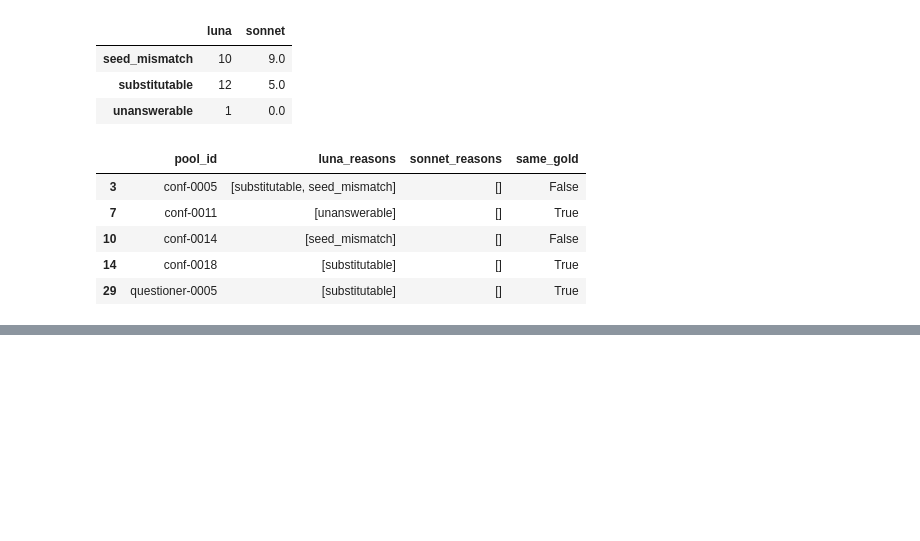
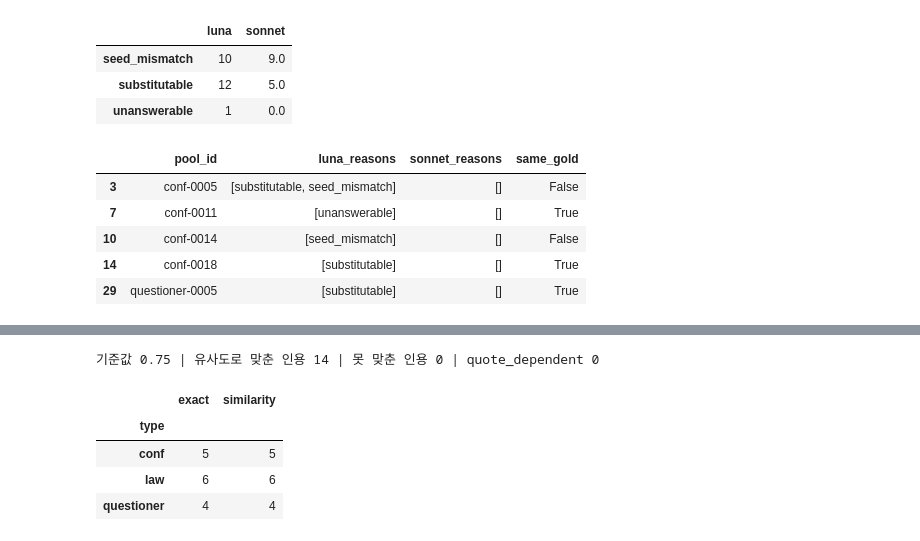
Before and after one commit to buzziru/meet-rag, a Jupyter notebook: notebooks/08_01_파일럿.ipynb, the cells around one changed output, grey strips where cells are left out. Cells and saved outputs as stored; diff of their text form; code cells hidden in the pictures; blank space fills up the shorter version.

```diff
--- a/notebooks/08_01_파일럿.ipynb
+++ b/notebooks/08_01_파일럿.ipynb
@@ -512,0 +560,12 @@ cmp[cmp["luna"] != cmp["sonnet"]][["pool_id", "luna_reasons", "sonnet_reasons",
+# %%
+rng = random.Random(cfg.seed)
+good = [(row["pool_id"], s["quote"]) for _, row in ok.iterrows() for el in row["rec"]["elements"]
+        for s in el["support"] if s["doc_id"] and quoted(s["quote"], context(s["doc_id"]))]
+neg = []
+for pid, q in rng.sample(good, N_NEG):
+    same_type = [p for p in ok["pool_id"] if p != pid and p.split("-")[0] == pid.split("-")[0]]
+    other = ok.set_index("pool_id").loc[rng.choice(same_type), "rec"]
+    ctx = " ".join(context(d) for d in other["pool_doc_ids"][:3])
+    neg.append(similarity(q, ctx))
+neg = pd.Series(neg)
+neg.describe(percentiles=[0.5, 0.9]).round(2)
@@ -512,0 +581,21 @@ cmp[cmp["luna"] != cmp["sonnet"]][["pool_id", "luna_reasons", "sonnet_reasons",
+# %%
+RATIO = M.check.quote_min_ratio
+sim = []
+for _, row in ok.iterrows():
+    rec = row["rec"]
+    _, v = verdicts(rec, rec["elements"], json.loads(rec["response"])["answerable"], RATIO)
+    sim.append({"pool_id": row["pool_id"], "type": row["type"], "exact": row["passed_new"],
+                "similarity": v["passed"], "fixed": v["fixed_quotes"],
+                "dropped": v["dropped_quotes"], "reasons": v["reasons"]})
+sim = pd.DataFrame(sim)
+n_dep = sim["reasons"].apply(lambda r: "quote_dependent" in r).sum()
+print("기준값", RATIO, "| 유사도로 맞춘 인용", sim["fixed"].sum(),
+      "| 못 맞춘 인용", sim["dropped"].sum(), "| quote_dependent", n_dep)
+sim.groupby("type")[["exact", "similarity"]].sum()
+# %% [output]
+기준값 0.75 | 유사도로 맞춘 인용 14 | 못 맞춘 인용 0 | quote_dependent 0
+|  | exact | similarity |
+| type |  |  |
+| conf | 5 | 5 |
+| law | 6 | 6 |
+| questioner | 4 | 4 |
```
Also changed, not shown: parts of 8 cells of this notebook, 1 other file.
